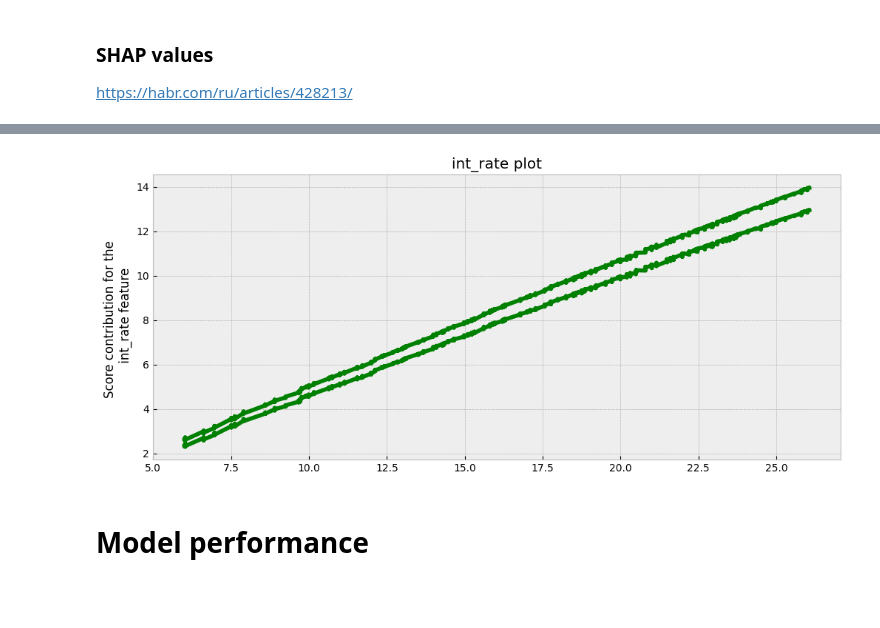
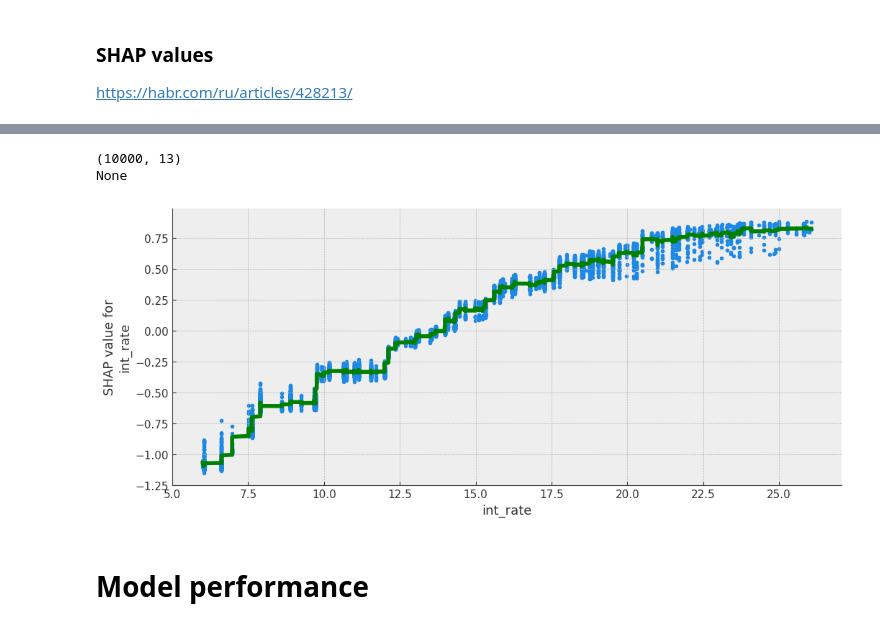
Before and after one commit to xCthulhuFtagn/---------2023-2024, a Jupyter notebook: Семинары/Семинар 3/3 Credit_scoring_for_retail_portfolio.ipynb, the cells around one changed output, grey strips where cells are left out. Cells and saved outputs as stored; diff of their text form; code cells hidden in the pictures; blank space fills up the shorter version.

```diff
--- a/Семинары/Семинар 3/3 Credit_scoring_for_retail_portfolio.ipynb
+++ b/Семинары/Семинар 3/3 Credit_scoring_for_retail_portfolio.ipynb
@@ -459,33 +504,38 @@ shap.summary_plot(shap_values, X_train, plot_type="bar", max_display=10)
 # %%
 from scipy.ndimage.filters import gaussian_filter1d
 
 variable_selected = 'int_rate'
 idx = np.where(np.array(x_sample.columns) == variable_selected)[0][0]
 
 aux_dt = pd.DataFrame({
     'variable_value': x_sample[variable_selected].values,
     'Shap': shap_values[1][:, idx]
 })
 
+print(print(shap_values[1].shape))
+
 aux_dt = aux_dt.sort_values(by='variable_value')
 
 # find ysmoothed as gaussian_filter1d for Shap with sigma 10
 
-ysmoothed = gaussian_filter1d(aux_dt, sigma=10, mode='nearest')
+ysmoothed = gaussian_filter1d(aux_dt['Shap'], sigma=10, mode='nearest')
 
 fig, ax = plt.subplots(figsize=(12,5))
 
 # plot shap.dependence_plot
-# shap.dependence_plot(variable_selected, aux_dt['Shap'], aux_dt['variable_value'])
+ax.plot(aux_dt['variable_value'], ysmoothed, 'g-', linewidth=4)
+shap.dependence_plot(variable_selected, shap_values[1], x_sample, ax=ax, interaction_index=None)
 
-plt.plot(aux_dt['variable_value'], ysmoothed, 'g-', linewidth=4)
+# ax.plot(aux_dt['variable_value'], ysmoothed, 'g-', linewidth=4)
 
-plt.title("{} plot".format(variable_selected))
-plt.ylabel("Score contribution for the \n {} feature".format(variable_selected))
+ax.set_title("{} plot".format(variable_selected))
+ax.set_ylabel("Score contribution for the \n {} feature".format(variable_selected))
 
 plt.show()
 # %% [output]
+(10000, 13)
+None
-[figure, old version]
+[figure, new version]
 # %% [markdown]
 # Model performance
 # %%
```
Also changed, not shown: parts of 18 cells of this notebook.
